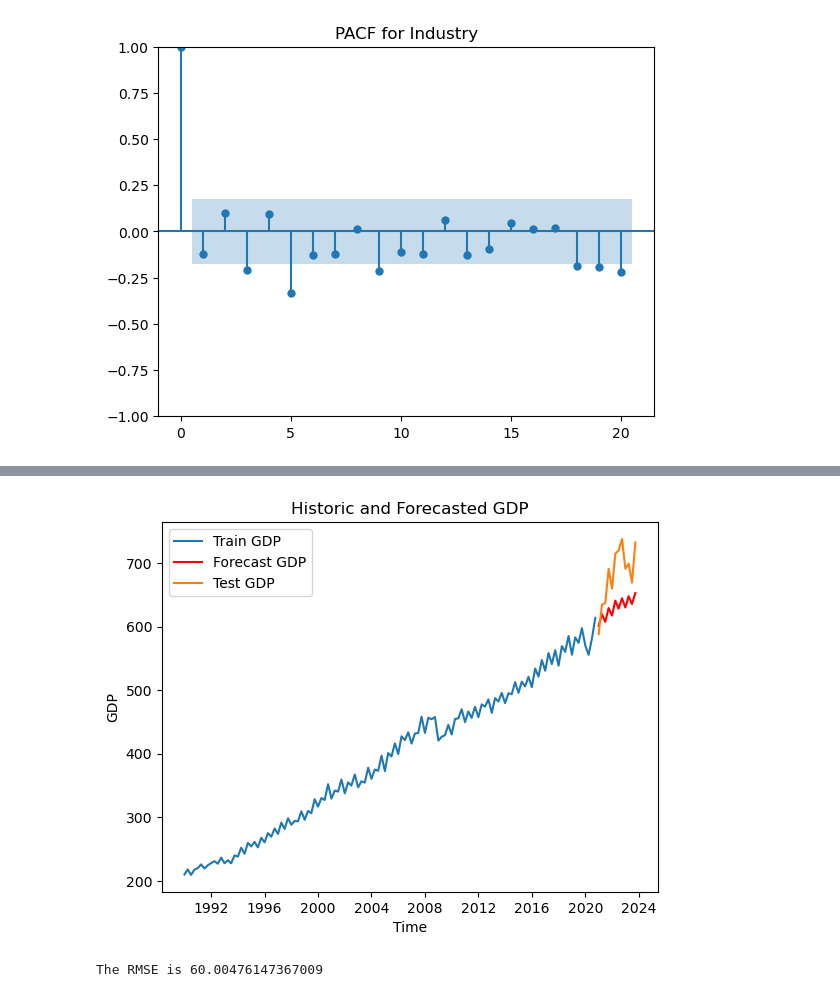
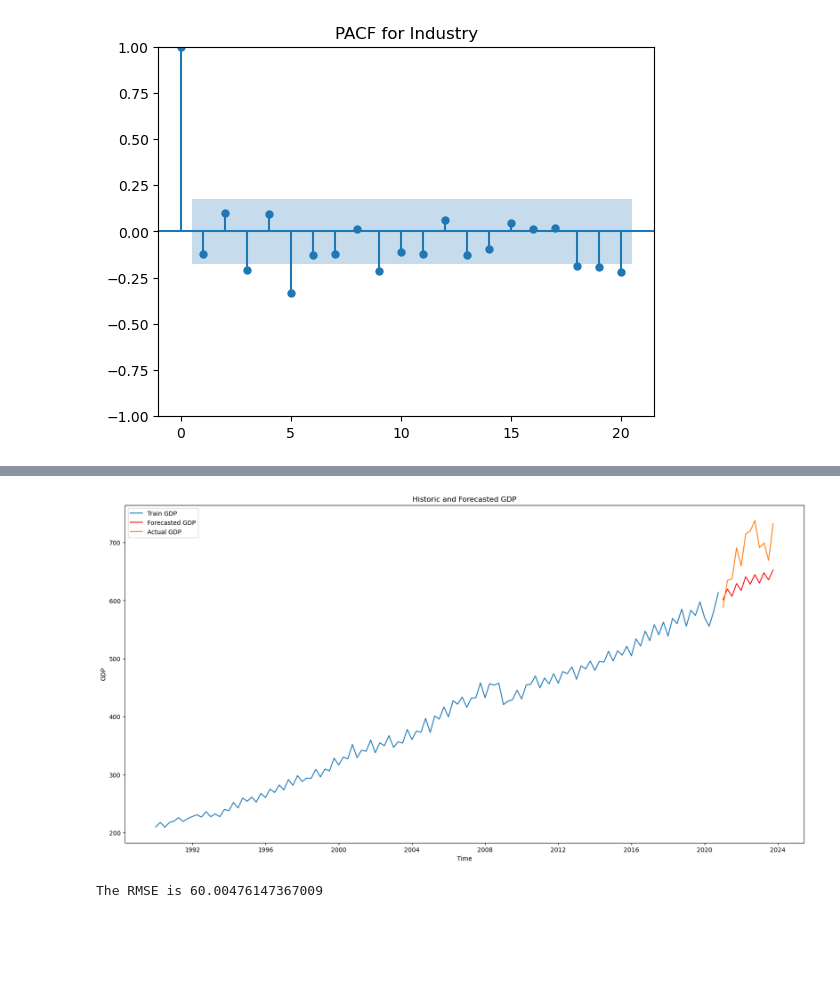
Before and after one commit to Madstn77/ML_Forecasting, a Jupyter notebook: ARIMAX model.ipynb, the cells around one changed output, grey strips where cells are left out. Drawn from its saved outputs; the diff is of its cells as text; code cells hidden in the pictures; blank space fills up the shorter version.

Commit message:
Changes to the outputted plot

```diff
--- a/ARIMAX model.ipynb
+++ b/ARIMAX model.ipynb
@@ -318,34 +318,35 @@ Warnings:
 # %%
 # Forecast 12 quarters ahead based on test indu and cons
 fut_exog = pd.concat([indu_test['Value'].dropna(), cons_test['Value'].dropna()], axis=1)
 fut_exog.columns = ['Value_indu', 'Value_cons']
 
 forecast = model_fit.get_forecast(steps=12, exog=fut_exog.iloc[-12:])
 
 # Get the forecasted values
 forecast_values = forecast.predicted_mean
 
 # Define the forecast dates
 forecast_dates = pd.date_range(start=gdp_train['Time'].iloc[-1], periods=12, freq='QE')
 
 # Plotting the forecasted values
 # Plotting historic GDP and forecasted GDP
+plt.figure(figsize=(20,10))
 plt.plot(gdp_train['Time'], gdp_train['Value'], label='Train GDP')
-plt.plot(forecast_dates, forecast_values, color='red', label='Forecast GDP')
-plt.plot(gdp_test['Time'], gdp_test['Value'], label='Test GDP')
+plt.plot(forecast_dates, forecast_values, color='red', label='Forecasted GDP')
+plt.plot(gdp_test['Time'], gdp_test['Value'], label='Actual GDP')
 
 # Set the title and labels
 plt.title('Historic and Forecasted GDP')
 plt.xlabel('Time')
 plt.ylabel('GDP')
 
 # Add a legend
 plt.legend()
 
 # Display the plot
 plt.show()
 # %% [output]
-[figure, old version]
+[figure, new version]
 # %%
 #Comparing the forecasted values with the actual values trough RMSE
 # Calculate the RMSE
```
Also changed, not shown: parts of 1 cell of this notebook, 2 other files.
